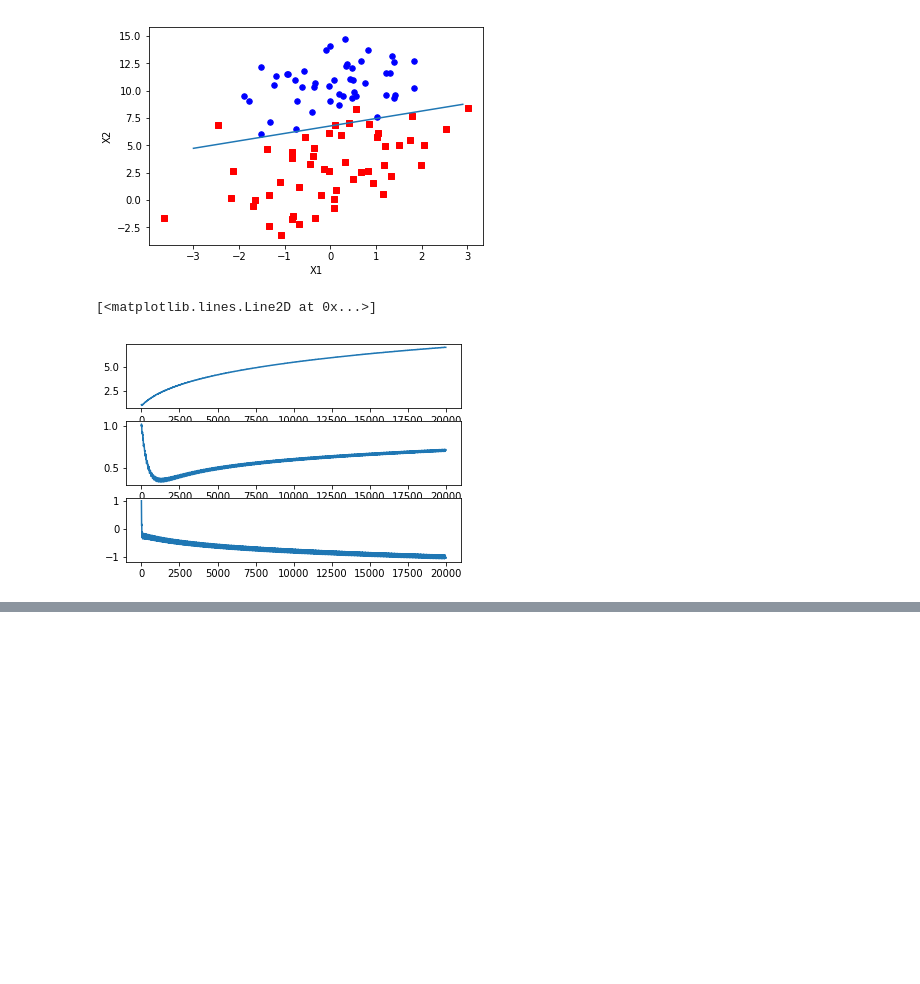
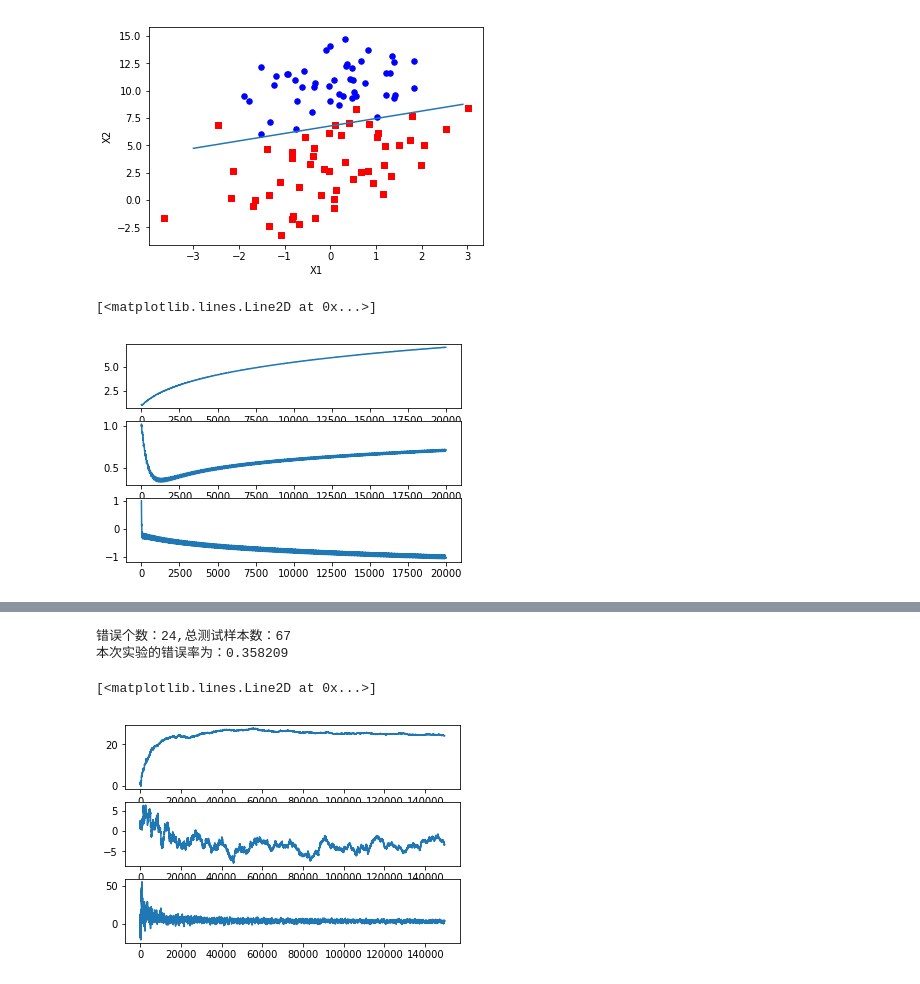
Before and after one commit to Weiqiang-Li/MachingLearninginActive, a Jupyter notebook: 5.LogisticRegression/LogisticRegression.ipynb, the cells around one changed output, grey strips where cells are left out. Saved outputs shown, nothing was run; the diff lists cells and outputs as text; code cells hidden in the pictures; blank space fills up the shorter version.

Commit message:
add classify function

```diff
--- a/5.LogisticRegression/LogisticRegression.ipynb
+++ b/5.LogisticRegression/LogisticRegression.ipynb
@@ -231,3 +231,34 @@ ax3.plot(weightsList1[:,2])
 # %%
 # 随机批处理 梯度上升算法
 # 改进1: 随机选取一批数据进行更新weights
+# %%
+# 分类
+# 1.处理缺失值：缺失特征：用0替代，不影响weights（i）的更新；缺失label：丢弃该条，结果不可预知所以难以对该条填充
+# 2.数据已近被处理好了,数据缺失率 30%
+def classify(inX,weights):
+    prob = sigmoid(sum(inX*weights))
+    if prob > 0.5 :return 1.0
+    else:return 0.0
+def clicTest():
+    frTrain = open('./horseColicTraining.txt')
+    frTest = open('./horseColicTest.txt')
+    trainingSet = []
+    trainingLabels = []
+    for line in frTrain.readlines():
+        current = line.strip().split('\t')
+        trainingSet.append([float(arr) for arr in current[:21]])
+        trainingLabels.append(float(current[21]))
+    weights,_ = stoGradAscent1(np.array(trainingSet),trainingLabels,1000)
+    errorCount = 0
+    numTestVec = 0.0
+    for line in frTest.readlines():
+        numTestVec += 1.0
+        currentLine = line.strip().split('\t')
+        lineArr = [float(arr) for arr in currentLine[:21]]
+#         print('预测值：%d,实际值：%d'%(int(classify(np.array(lineArr),weights)),int(float(currentLine[21]))))
+        if int(classify(np.array(lineArr),weights)) != int(float(currentLine[21])):
+            errorCount += 1
+    print("错误个数：%d,总测试样本数：%d"%(errorCount,numTestVec))
+    errorRate = errorCount/numTestVec
+    print('本次实验的错误率为：%f'%errorRate)
+    return errorRate,_
@@ -233,0 +293,14 @@ ax3.plot(weightsList1[:,2])
+# %%
+weights1,weightsList1 = clicTest()
+fig = plt.figure()
+ax1 = fig.add_subplot(311)
+ax1.plot(weightsList1[:,0])
+ax2 = fig.add_subplot(312)
+ax2.plot(weightsList1[:,1])
+ax3 = fig.add_subplot(313)
+ax3.plot(weightsList1[:,2])
+# %% [output]
+错误个数：24,总测试样本数：67
+本次实验的错误率为：0.358209
+[<matplotlib.lines.Line2D at 0x...>]
+[figure, added]
```
Also changed, not shown: parts of 9 cells of this notebook.
